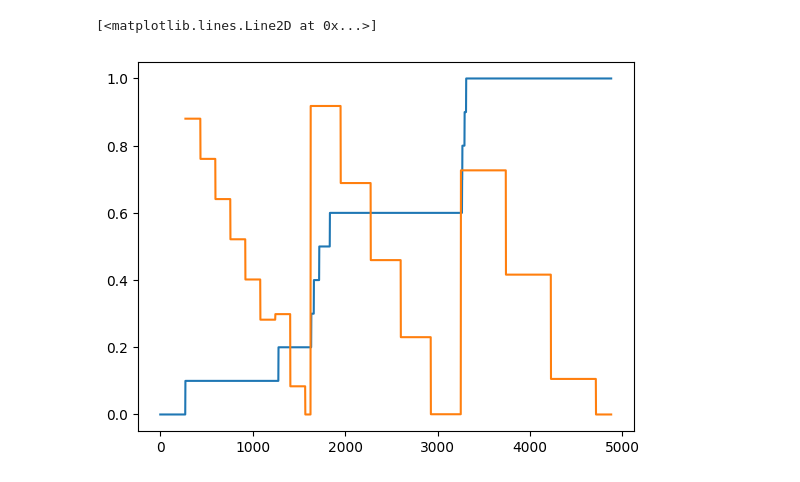
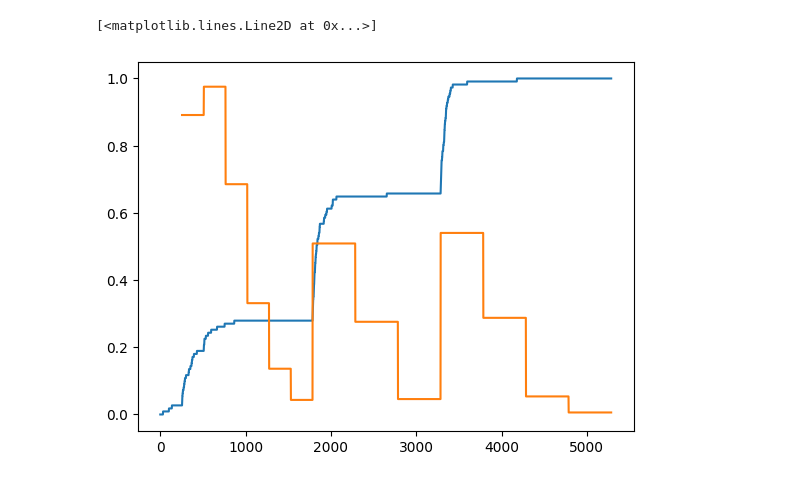
Before and after one commit to di-danilenko/living-stopping-method, a Jupyter notebook: analyse_simulations.ipynb, the cells around one changed output. Saved outputs shown, nothing was run; the diff lists cells and outputs as text; code cells hidden in the pictures.

```diff
--- a/analyse_simulations.ipynb
+++ b/analyse_simulations.ipynb
@@ -2,6 +2,6 @@
 import pandas as pd
 import matplotlib.pyplot as plt
 # %%
-df = pd.read_csv('simulated_screening/Bos_2018-0.99-results-1.csv')
+df = pd.read_csv('simulated_screening/Wassenaar_2017-0.9-results-1.csv')
 df.head()
 # %% [output]
@@ -14,9 +14,9 @@ df.head()
 # %%
 fig, ax = plt.subplots()
 
 ax.plot(df["sim_order"], df["incl"].cumsum()/df["incl"].sum())
 
-ax.plot(df["sim_order"], df["buscar_p_r099"])
+ax.plot(df["sim_order"], df["buscar_p_r080"])
 # %% [output]
 [<matplotlib.lines.Line2D at 0x...>]
-[figure, old version]
+[figure, new version]
```
Also changed, not shown: parts of 5 cells of this notebook, 1 other file.
